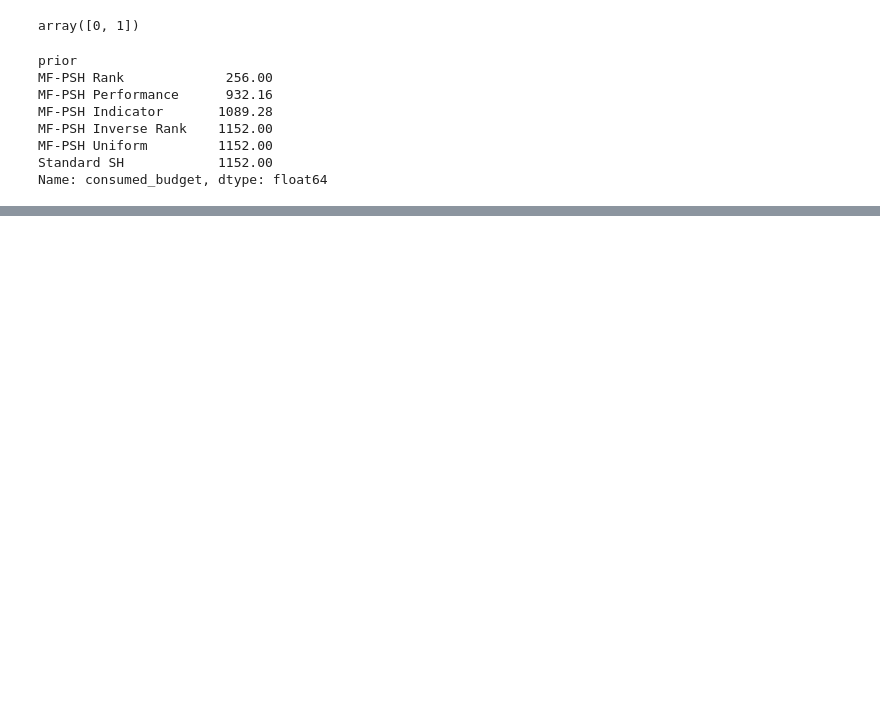
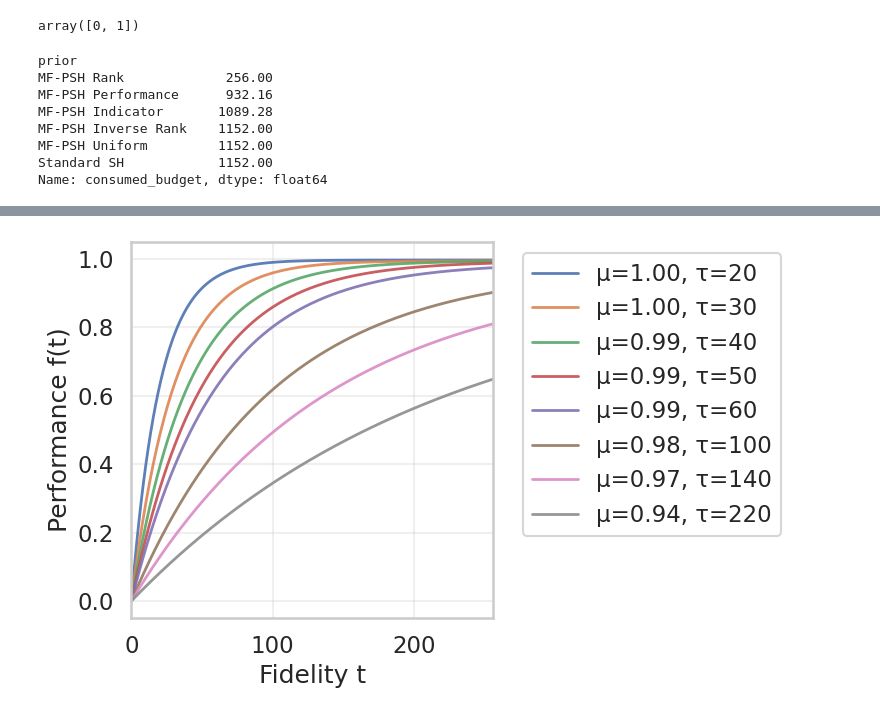
Before and after one commit to lhennig0103/PriorBAI_NeurIPS, a Jupyter notebook: create_plots.ipynb, the cells around one changed output, grey strips where cells are left out. Drawn from its saved outputs; the diff is of its cells as text; code cells hidden in the pictures; blank space fills up the shorter version.

```diff
--- a/create_plots.ipynb
+++ b/create_plots.ipynb
@@ -259,0 +264,40 @@ pareto_front_idea(synthetic_data, (206, 0.0095)).savefig("plots/pareto_front_ide
+# %%
+import numpy as np
+import matplotlib.pyplot as plt
+
+# Synthetic benchmark parameters
+num_arms = 256
+T_max = num_arms
+t = np.linspace(0, T_max, 300)
+
+# Create sorted true final means
+rng = np.random.default_rng(0)
+final_means = sorted([rng.random() for _ in range(num_arms)], reverse=True)
+true_final_means = {arm: final_means[arm] for arm in range(num_arms)}
+
+def synthetic_learning_curve(arm, t):
+    true_mu = true_final_means[arm]
+    tau = 20.0 + 10.0 * arm
+    return true_mu * (1 - np.exp(-t / tau))
+
+# More curves from low arm index → strong curvature
+arms_to_plot = [0, 1, 2, 3, 4, 8, 12, 20]  # still clean, more saturation visible
+
+plt.figure(figsize=(8, 5))
+
+for arm in arms_to_plot:
+    tau = 20.0 + 10.0 * arm
+    f = synthetic_learning_curve(arm, t)
+    plt.plot(t, f, linewidth=2, alpha=0.9, label=f"μ={true_final_means[arm]:.2f}, τ={tau:.0f}")
+
+plt.xlabel("Fidelity t")
+plt.ylabel("Performance f(t)")
+# plt.title("Synthetic Learning Curves (τ = 20 + 10·arm)")
+plt.ylim(-0.05, 1.05)
+plt.xlim(0, T_max)
+plt.grid(alpha=0.3)
+plt.legend(bbox_to_anchor=(1.05,1))
+plt.tight_layout()
+plt.show()
+# %% [output]
+[figure, added]
```
Also changed, not shown: parts of 4 cells of this notebook.
